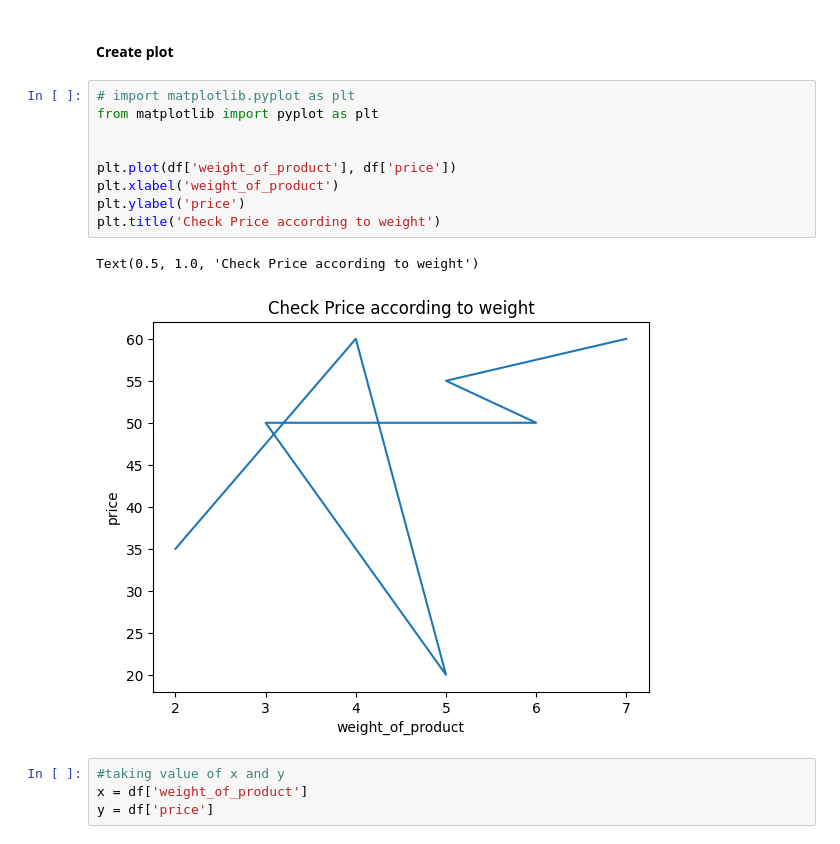
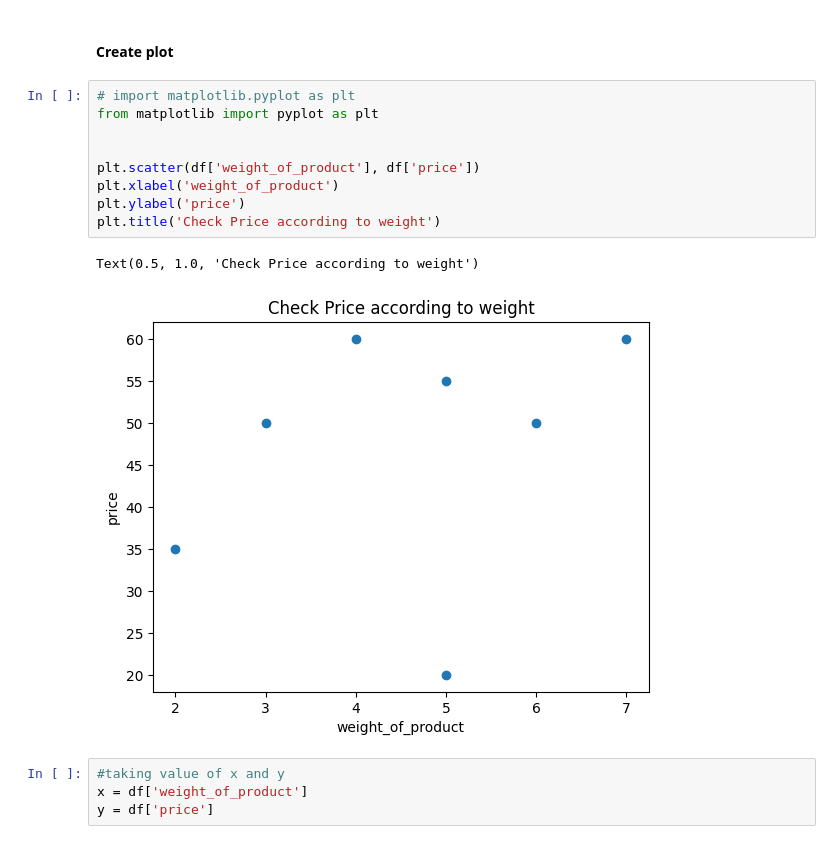
Before and after one commit to sadikasharmin/Data-Science-with-Python, a Jupyter notebook: Class4-Linear Regression/assignment-4.ipynb, the cells around one changed output. Cells and saved outputs as stored; diff of their text form.

Commit message:
plot info added

```diff
--- a/Class4-Linear Regression/assignment-4.ipynb
+++ b/Class4-Linear Regression/assignment-4.ipynb
@@ -101,15 +101,15 @@ Name: price, dtype: int64
 # %%
 # import matplotlib.pyplot as plt
 from matplotlib import pyplot as plt
 
 
-plt.plot(df['weight_of_product'], df['price'])
+plt.scatter(df['weight_of_product'], df['price'])
 plt.xlabel('weight_of_product')
 plt.ylabel('price')
 plt.title('Check Price according to weight')
 # %% [output]
 Text(0.5, 1.0, 'Check Price according to weight')
-[figure, old version]
+[figure, new version]
 # %%
 #taking value of x and y
 x = df['weight_of_product']
```
Also changed, not shown: 1 other file.
